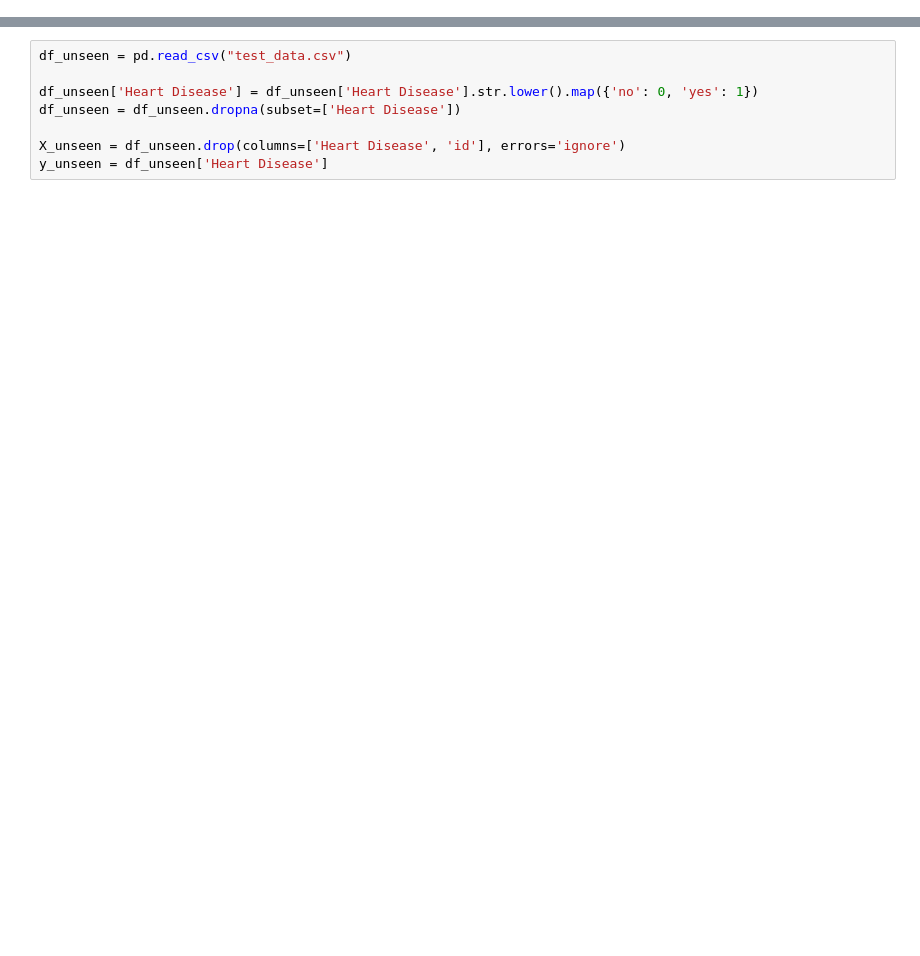
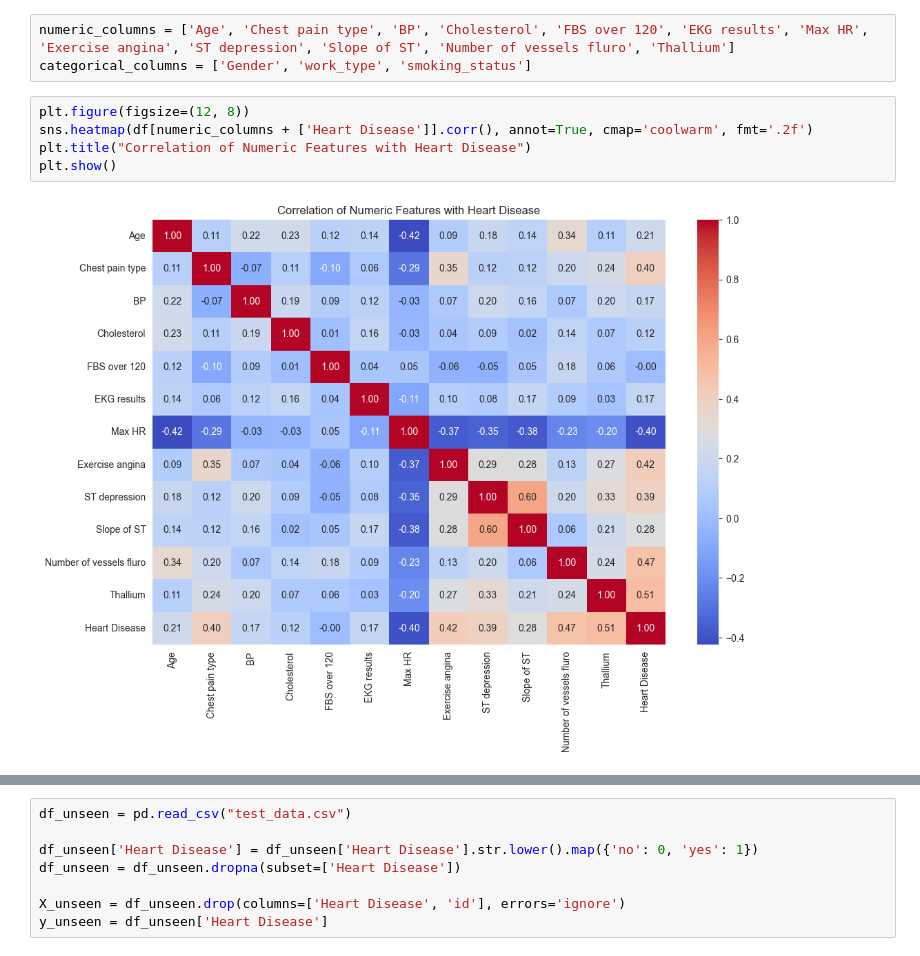
Before and after one commit to ahmadsherif2910/heart-disease-shrimp-tank, a Jupyter notebook: pipeline.ipynb, the cells around one changed output, grey strips where cells are left out. Saved outputs shown, nothing was run; the diff lists cells and outputs as text; blank space fills up the shorter version.

```diff
--- a/pipeline.ipynb
+++ b/pipeline.ipynb
@@ -97,0 +53,10 @@ categorical_columns = ['Gender', 'work_type', 'smoking_status']
+# %%
+numeric_columns = ['Age', 'Chest pain type', 'BP', 'Cholesterol', 'FBS over 120', 'EKG results', 'Max HR', 'Exercise angina', 'ST depression', 'Slope of ST', 'Number of vessels fluro', 'Thallium']
+categorical_columns = ['Gender', 'work_type', 'smoking_status']
+# %%
+plt.figure(figsize=(12, 8))
+sns.heatmap(df[numeric_columns + ['Heart Disease']].corr(), annot=True, cmap='coolwarm', fmt='.2f')
+plt.title("Correlation of Numeric Features with Heart Disease")
+plt.show()
+# %% [output]
+[figure, added]
```
Also changed, not shown: parts of 24 cells of this notebook, 1 other file.
